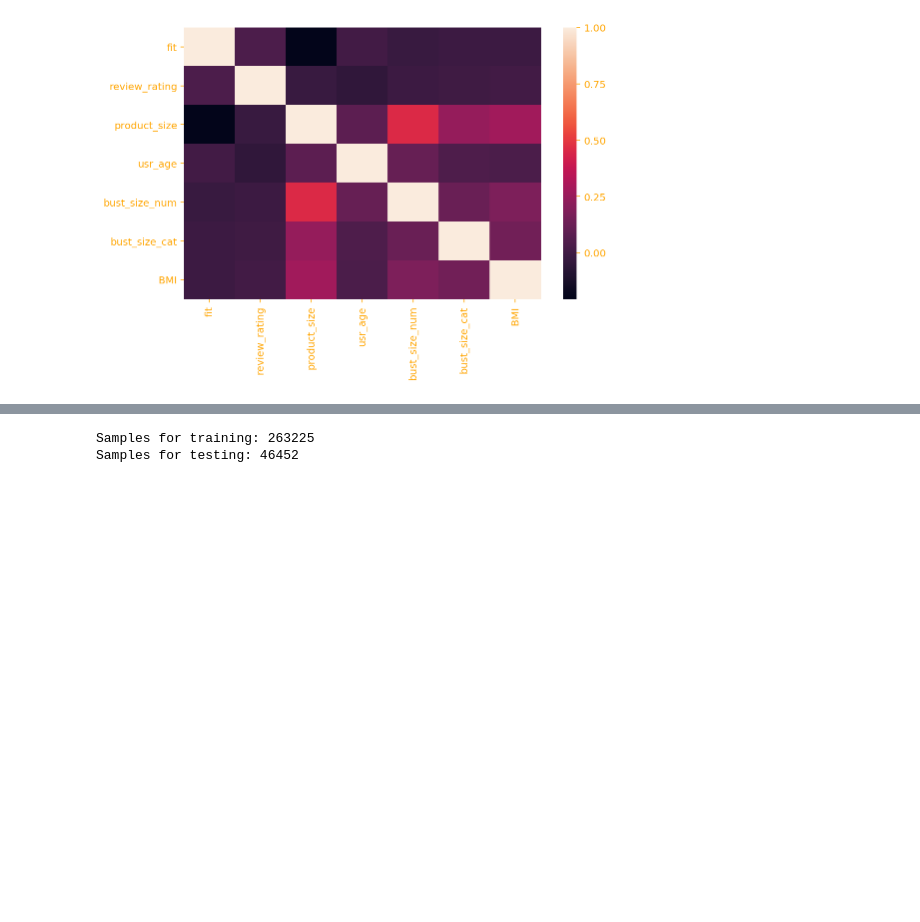
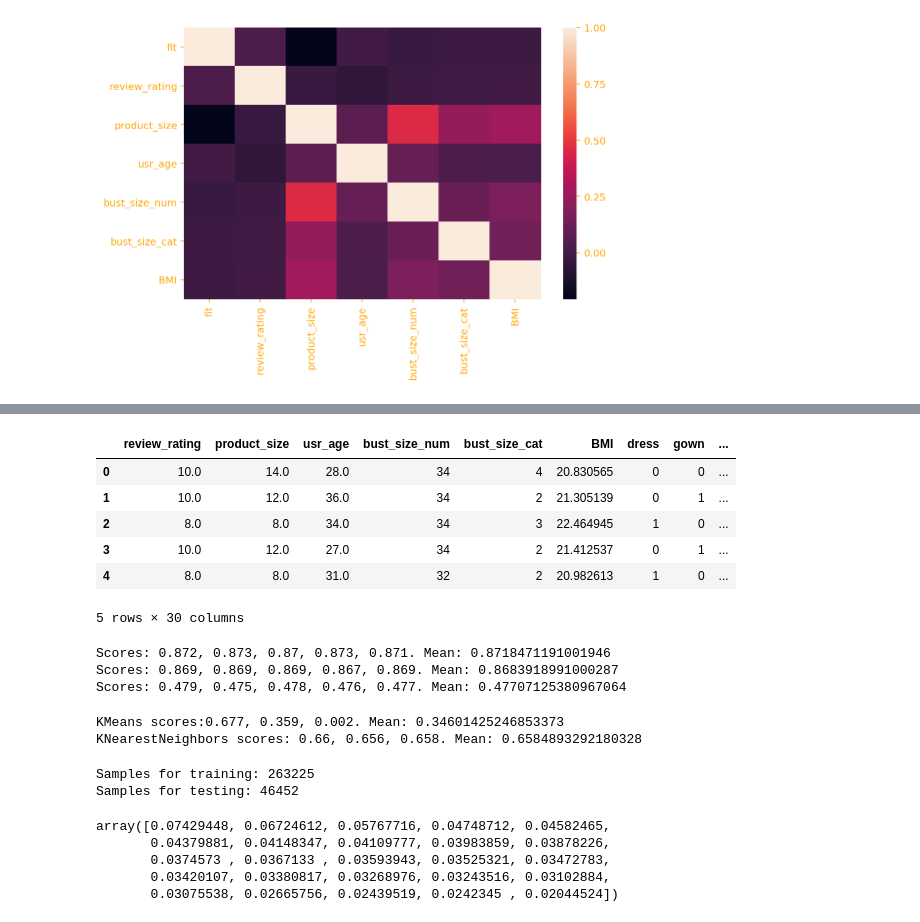
Before and after one commit to Dmytro-Shvetsov/ClothingFit, a Jupyter notebook: data/data_analysis_and_cleaning.ipynb, the cells around one changed output, grey strips where cells are left out. Cells and saved outputs as stored; diff of their text form; code cells hidden in the pictures; blank space fills up the shorter version.

```diff
--- a/data/data_analysis_and_cleaning.ipynb
+++ b/data/data_analysis_and_cleaning.ipynb
@@ -464,0 +435,3 @@ product_category_fits
+# %%
+rented_for_col_encoded = pd.get_dummies(cleaned_df['rented_for'].replace('party: cocktail', 'other'))
+rented_for_col_encoded.head()
@@ -464,0 +445,3 @@ product_category_fits
+# %%
+body_type_col_encoded = pd.get_dummies(cleaned_df['body_type'])
+body_type_col_encoded.head()
@@ -464,0 +455,14 @@ product_category_fits
+# %%
+data = pd.concat((cleaned_df[numeric_features].drop(['fit'], axis=1),
+                  prod_cat_col_encoded,
+                  rented_for_col_encoded,
+                  body_type_col_encoded), axis=1)
+data.head()
+# %% [output]
+|  | review_rating | product_size | usr_age | bust_size_num | bust_size_cat | BMI | dress | gown | ... |
+| 0 | 10.0 | 14.0 | 28.0 | 34 | 4 | 20.830565 | 0 | 0 | ... |
+| 1 | 10.0 | 12.0 | 36.0 | 34 | 2 | 21.305139 | 0 | 1 | ... |
+| 2 | 8.0 | 8.0 | 34.0 | 34 | 3 | 22.464945 | 1 | 0 | ... |
+| 3 | 10.0 | 12.0 | 27.0 | 34 | 2 | 21.412537 | 0 | 1 | ... |
+| 4 | 8.0 | 8.0 | 31.0 | 32 | 2 | 20.982613 | 1 | 0 | ... |
+5 rows × 30 columns
@@ -464,0 +478,17 @@ product_category_fits
+# %%
+from sklearn.ensemble import RandomForestClassifier, BaggingClassifier, GradientBoostingClassifier
+from sklearn.model_selection import cross_val_score
+from sklearn.metrics import accuracy_score, make_scorer
+
+
+scorer = make_scorer(accuracy_score)
+ensemble_models = [RandomForestClassifier, BaggingClassifier, GradientBoostingClassifier]
+n_estimators = 5
+for model in ensemble_models:
+    clf = model(n_estimators=n_estimators)
+    scores = cross_val_score(clf, X, y, scoring='accuracy', cv=5)
+    print(f"Scores: {', '.join(map(lambda n: str(round(n, 3)), scores))}. Mean: {scores.mean()}")
+# %% [output]
+Scores: 0.872, 0.873, 0.87, 0.873, 0.871. Mean: 0.8718471191001946
+Scores: 0.869, 0.869, 0.869, 0.867, 0.869. Mean: 0.8683918991000287
+Scores: 0.479, 0.475, 0.478, 0.476, 0.477. Mean: 0.47707125380967064
@@ -465 +521,16 @@ product_category_fits
+# %%
+from sklearn.cluster import KMeans, MeanShift
+from sklearn.neighbors import KNeighborsClassifier
+
+clf = KMeans(3, max_iter=500)
+scores = cross_val_score(clf, X, y, scoring='accuracy', cv=3)
+print(f"KMeans scores:{', '.join(map(lambda n: str(round(n, 3)), scores))}. Mean: {scores.mean()}")
+
+clf = KNeighborsClassifier()
+scores = cross_val_score(clf, X, y, scoring='accuracy', cv=3)
+print(f"KNearestNeighbors scores: {', '.join(map(lambda n: str(round(n, 3)), scores))}. "\
+      f"Mean: {scores.mean()}")
+# %% [output]
+KMeans scores:0.677, 0.359, 0.002. Mean: 0.34601425246853373
+KNearestNeighbors scores: 0.66, 0.656, 0.658. Mean: 0.6584893292180328
 # %%
@@ -479,8 +542,19 @@ print(f'Samples for testing: {X_test.shape[0]}')
 Samples for training: 263225
 Samples for testing: 46452
 # %%
-from sklearn.preprocessing import StandardScaler
+from sklearn.preprocessing import StandardScaler, RobustScaler
+from sklearn.decomposition import PCA
 
 
 scaler = StandardScaler()
 X_train_scaled = scaler.fit_transform(X_train)
+
+decomp = PCA(0.95)
+X_train_scaled = decomp.fit_transform(X_train_scaled)
+decomp.explained_variance_ratio_
+# %% [output]
+array([0.07429448, 0.06724612, 0.05767716, 0.04748712, 0.04582465,
+       0.04379881, 0.04148347, 0.04109777, 0.03983859, 0.03878226,
+       0.0374573 , 0.0367133 , 0.03593943, 0.03525321, 0.03472783,
+       0.03420107, 0.03380817, 0.03268976, 0.03243516, 0.03102884,
+       0.03075538, 0.02665756, 0.02439519, 0.0242345 , 0.02044524])
```
Also changed, not shown: parts of 27 cells of this notebook, 1 other file.
